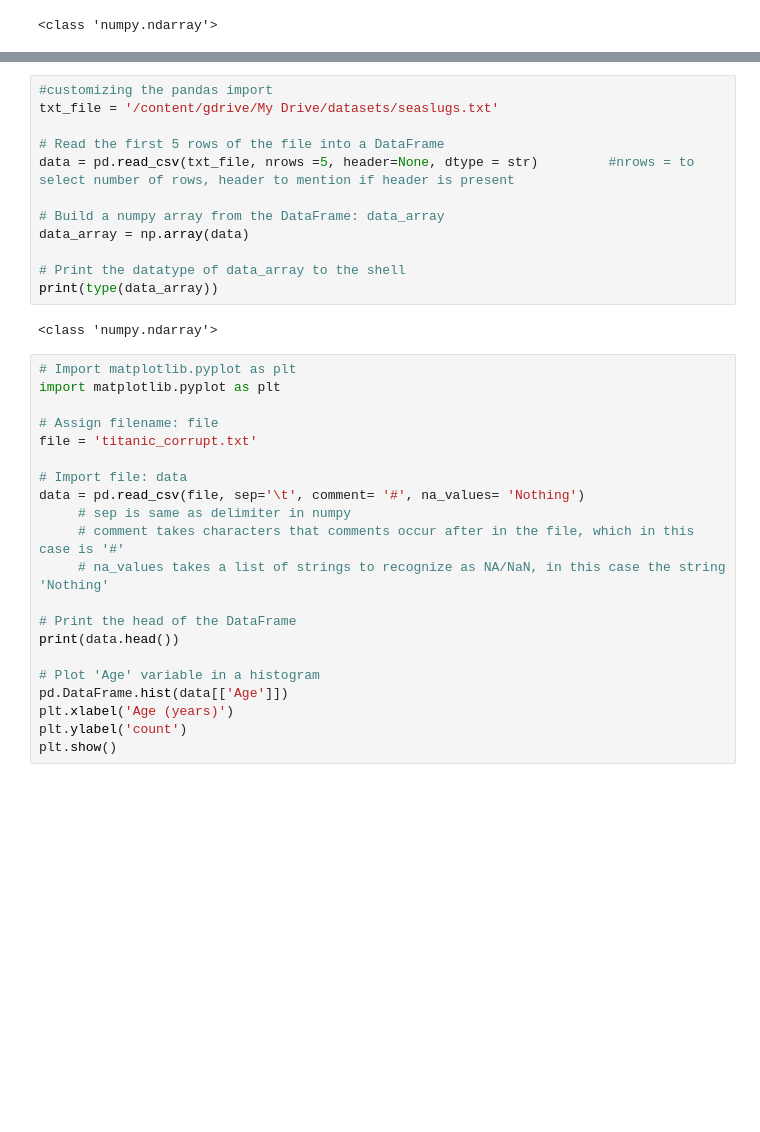
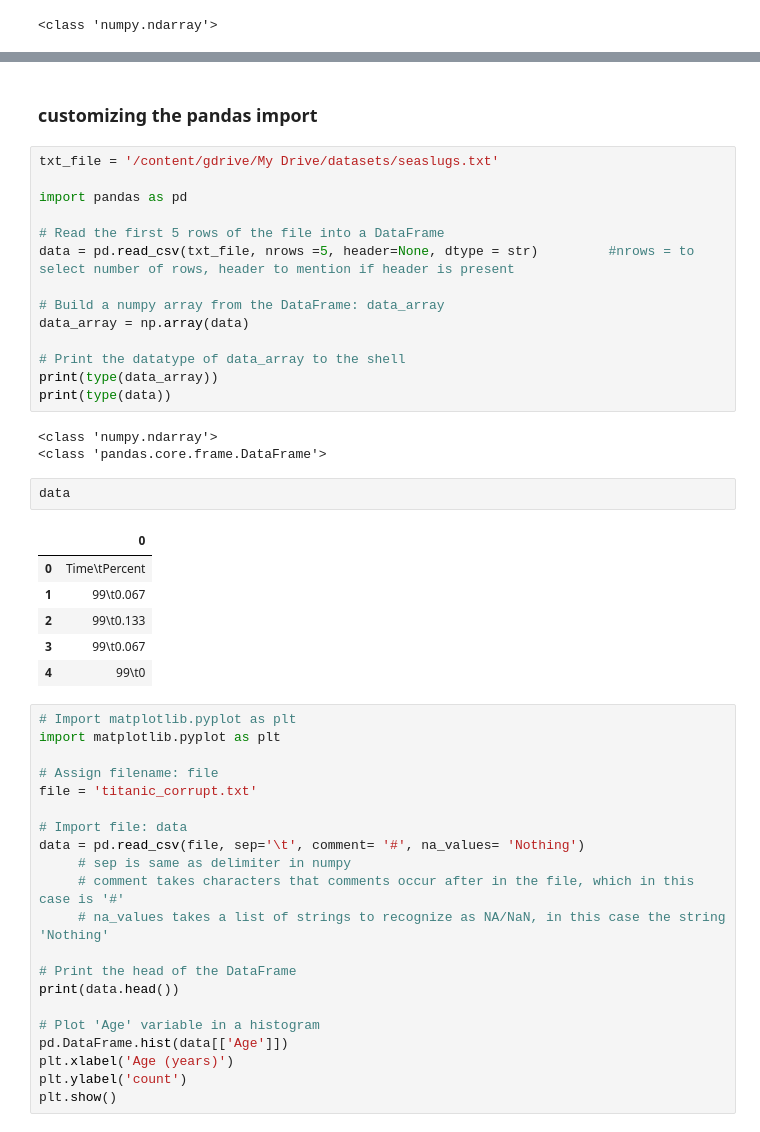
Before and after one commit to SurajKande/python-pandas, a Jupyter notebook: importing_files_pandas.ipynb, the cells around one changed output, grey strips where cells are left out. Cells and saved outputs as stored; diff of their text form; blank space fills up the shorter version.

```diff
--- a/importing_files_pandas.ipynb
+++ b/importing_files_pandas.ipynb
@@ -82,6 +149,9 @@ plt.show()
+# %% [markdown]
+### customizing the pandas import
 # %%
-#customizing the pandas import
 txt_file = '/content/gdrive/My Drive/datasets/seaslugs.txt'
+
+import pandas as pd
 
 # Read the first 5 rows of the file into a DataFrame
 data = pd.read_csv(txt_file, nrows =5, header=None, dtype = str)         #nrows = to select number of rows, header to mention if header is present
@@ -91,8 +161,19 @@ data_array = np.array(data)
 
 # Print the datatype of data_array to the shell
 print(type(data_array))
+print(type(data))
 # %% [output]
 <class 'numpy.ndarray'>
+<class 'pandas.core.frame.DataFrame'>
+# %%
+data
+# %% [output]
+|  | 0 |
+| 0 | Time\tPercent |
+| 1 | 99\t0.067 |
+| 2 | 99\t0.133 |
+| 3 | 99\t0.067 |
+| 4 | 99\t0 |
 # %%
 # Import matplotlib.pyplot as plt
 import matplotlib.pyplot as plt
```
Also changed, not shown: parts of 11 cells of this notebook.
